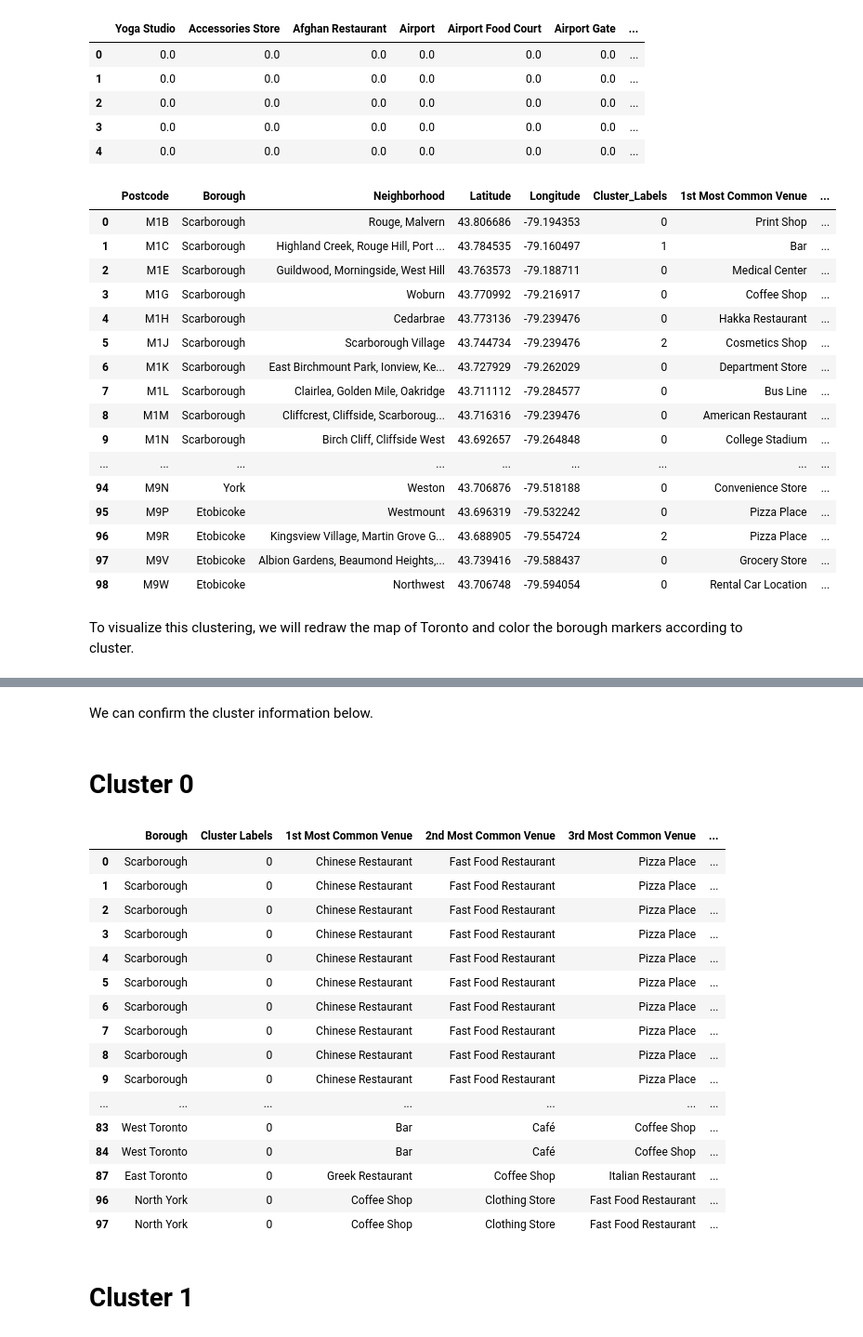
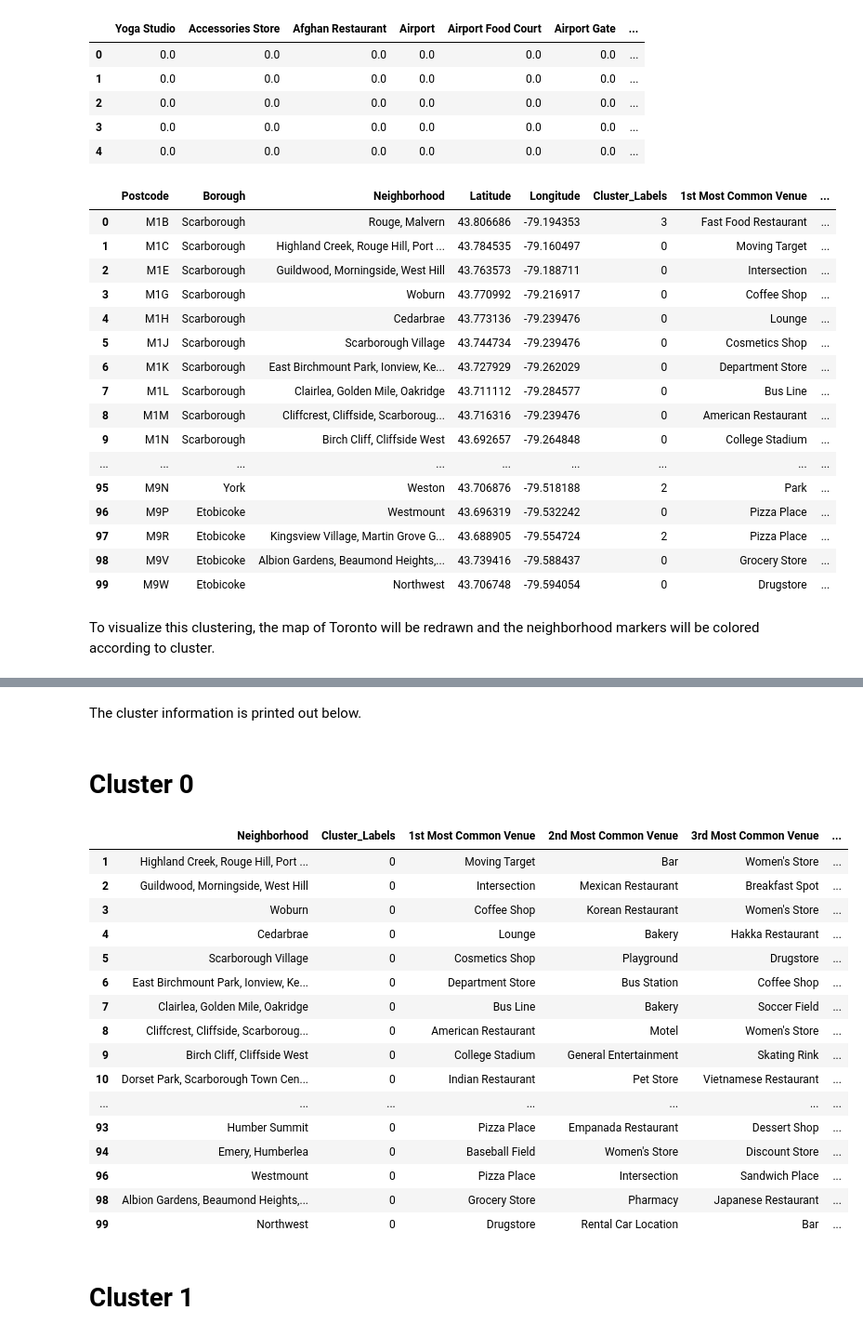
Before and after one commit to annahaensch/NeighborhoodViewer, a Jupyter notebook: Toronto Neighborhood Clustering Analysis.ipynb, the cells around one changed output, grey strips where cells are left out. Shown at 93% size. Drawn from its saved outputs; the diff is of its cells as text; code cells hidden in the pictures.

```diff
--- a/Toronto Neighborhood Clustering Analysis.ipynb
+++ b/Toronto Neighborhood Clustering Analysis.ipynb
@@ -337,7 +334,7 @@ toronto_grouped_clustering.head()
 | 4 | 0.0 | 0.0 | 0.0 | 0.0 | 0.0 | 0.0 | ... |
 # %%
 # add clustering labels
-boroughs_venues_sorted.drop('Cluster_Labels',1,inplace = True)
+#boroughs_venues_sorted.drop('Cluster_Labels',1,inplace = True)
 boroughs_venues_sorted.insert(0,'Cluster_Labels', kmeans.labels_)
 
 toronto_merged = df2
@@ -356,24 +353,24 @@ toronto_merged.Cluster_Labels = toronto_merged.Cluster_Labels.astype(int)
 toronto_merged
 # %% [output]
 |  | Postcode | Borough | Neighborhood | Latitude | Longitude | Cluster_Labels | 1st Most Common Venue | ... |
-| 0 | M1B | Scarborough | Rouge, Malvern | 43.806686 | -79.194353 | 0 | Print Shop | ... |
-| 1 | M1C | Scarborough | Highland Creek, Rouge Hill, Port ... | 43.784535 | -79.160497 | 1 | Bar | ... |
-| 2 | M1E | Scarborough | Guildwood, Morningside, West Hill | 43.763573 | -79.188711 | 0 | Medical Center | ... |
+| 0 | M1B | Scarborough | Rouge, Malvern | 43.806686 | -79.194353 | 3 | Fast Food Restaurant | ... |
+| 1 | M1C | Scarborough | Highland Creek, Rouge Hill, Port ... | 43.784535 | -79.160497 | 0 | Moving Target | ... |
+| 2 | M1E | Scarborough | Guildwood, Morningside, West Hill | 43.763573 | -79.188711 | 0 | Intersection | ... |
 | 3 | M1G | Scarborough | Woburn | 43.770992 | -79.216917 | 0 | Coffee Shop | ... |
-| 4 | M1H | Scarborough | Cedarbrae | 43.773136 | -79.239476 | 0 | Hakka Restaurant | ... |
-| 5 | M1J | Scarborough | Scarborough Village | 43.744734 | -79.239476 | 2 | Cosmetics Shop | ... |
+| 4 | M1H | Scarborough | Cedarbrae | 43.773136 | -79.239476 | 0 | Lounge | ... |
+| 5 | M1J | Scarborough | Scarborough Village | 43.744734 | -79.239476 | 0 | Cosmetics Shop | ... |
 | 6 | M1K | Scarborough | East Birchmount Park, Ionview, Ke... | 43.727929 | -79.262029 | 0 | Department Store | ... |
 | 7 | M1L | Scarborough | Clairlea, Golden Mile, Oakridge | 43.711112 | -79.284577 | 0 | Bus Line | ... |
 | 8 | M1M | Scarborough | Cliffcrest, Cliffside, Scarboroug... | 43.716316 | -79.239476 | 0 | American Restaurant | ... |
 | 9 | M1N | Scarborough | Birch Cliff, Cliffside West | 43.692657 | -79.264848 | 0 | College Stadium | ... |
 | ... | ... | ... | ... | ... | ... | ... | ... | ... |
-| 94 | M9N | York | Weston | 43.706876 | -79.518188 | 0 | Convenience Store | ... |
-| 95 | M9P | Etobicoke | Westmount | 43.696319 | -79.532242 | 0 | Pizza Place | ... |
-| 96 | M9R | Etobicoke | Kingsview Village, Martin Grove G... | 43.688905 | -79.554724 | 2 | Pizza Place | ... |
-| 97 | M9V | Etobicoke | Albion Gardens, Beaumond Heights,... | 43.739416 | -79.588437 | 0 | Grocery Store | ... |
-| 98 | M9W | Etobicoke | Northwest | 43.706748 | -79.594054 | 0 | Rental Car Location | ... |
+| 95 | M9N | York | Weston | 43.706876 | -79.518188 | 2 | Park | ... |
+| 96 | M9P | Etobicoke | Westmount | 43.696319 | -79.532242 | 0 | Pizza Place | ... |
+| 97 | M9R | Etobicoke | Kingsview Village, Martin Grove G... | 43.688905 | -79.554724 | 2 | Pizza Place | ... |
+| 98 | M9V | Etobicoke | Albion Gardens, Beaumond Heights,... | 43.739416 | -79.588437 | 0 | Grocery Store | ... |
+| 99 | M9W | Etobicoke | Northwest | 43.706748 | -79.594054 | 0 | Drugstore | ... |
 # %% [markdown]
-To visualize this clustering, we will redraw the map of Toronto and color the borough markers according to cluster.
+To visualize this clustering, the map of Toronto will be redrawn and the neighborhood markers will be colored according to cluster.
 # %%
 # create map
 map_clusters = folium.Map(location=[latitude, longitude], zoom_start=11)
@@ -400,30 +397,30 @@ for lat, lon, poi, cluster in zip(toronto_merged['Latitude'], toronto_merged['Lo
 map_clusters
 # %% [output]
 [interactive output not drawn]
-# %% [markdown]
-We can confirm the cluster information below.
+# %% [markdown]
+The cluster information is printed out below.
 # %% [markdown]
 # Cluster 0
 # %%
-toronto_merged.loc[toronto_merged['Cluster Labels'] == 0, toronto_merged.columns[[1] + list(range(5, toronto_merged.shape[1]))]]
+toronto_merged.loc[toronto_merged['Cluster_Labels'] == 0, toronto_merged.columns[[2] + list(range(5, toronto_merged.shape[1]))]]
 # %% [output]
-|  | Borough | Cluster Labels | 1st Most Common Venue | 2nd Most Common Venue | 3rd Most Common Venue | ... |
-| 0 | Scarborough | 0 | Chinese Restaurant | Fast Food Restaurant | Pizza Place | ... |
-| 1 | Scarborough | 0 | Chinese Restaurant | Fast Food Restaurant | Pizza Place | ... |
-| 2 | Scarborough | 0 | Chinese Restaurant | Fast Food Restaurant | Pizza Place | ... |
-| 3 | Scarborough | 0 | Chinese Restaurant | Fast Food Restaurant | Pizza Place | ... |
-| 4 | Scarborough | 0 | Chinese Restaurant | Fast Food Restaurant | Pizza Place | ... |
-| 5 | Scarborough | 0 | Chinese Restaurant | Fast Food Restaurant | Pizza Place | ... |
-| 6 | Scarborough | 0 | Chinese Restaurant | Fast Food Restaurant | Pizza Place | ... |
-| 7 | Scarborough | 0 | Chinese Restaurant | Fast Food Restaurant | Pizza Place | ... |
-| 8 | Scarborough | 0 | Chinese Restaurant | Fast Food Restaurant | Pizza Place | ... |
-| 9 | Scarborough | 0 | Chinese Restaurant | Fast Food Restaurant | Pizza Place | ... |
+|  | Neighborhood | Cluster_Labels | 1st Most Common Venue | 2nd Most Common Venue | 3rd Most Common Venue | ... |
+| 1 | Highland Creek, Rouge Hill, Port ... | 0 | Moving Target | Bar | Women's Store | ... |
+| 2 | Guildwood, Morningside, West Hill | 0 | Intersection | Mexican Restaurant | Breakfast Spot | ... |
+| 3 | Woburn | 0 | Coffee Shop | Korean Restaurant | Women's Store | ... |
+| 4 | Cedarbrae | 0 | Lounge | Bakery | Hakka Restaurant | ... |
+| 5 | Scarborough Village | 0 | Cosmetics Shop | Playground | Drugstore | ... |
+| 6 | East Birchmount Park, Ionview, Ke... | 0 | Department Store | Bus Station | Coffee Shop | ... |
+| 7 | Clairlea, Golden Mile, Oakridge | 0 | Bus Line | Bakery | Soccer Field | ... |
+| 8 | Cliffcrest, Cliffside, Scarboroug... | 0 | American Restaurant | Motel | Women's Store | ... |
+| 9 | Birch Cliff, Cliffside West | 0 | College Stadium | General Entertainment | Skating Rink | ... |
+| 10 | Dorset Park, Scarborough Town Cen... | 0 | Indian Restaurant | Pet Store | Vietnamese Restaurant | ... |
 | ... | ... | ... | ... | ... | ... | ... |
-| 83 | West Toronto | 0 | Bar | Café | Coffee Shop | ... |
-| 84 | West Toronto | 0 | Bar | Café | Coffee Shop | ... |
-| 87 | East Toronto | 0 | Greek Restaurant | Coffee Shop | Italian Restaurant | ... |
-| 96 | North York | 0 | Coffee Shop | Clothing Store | Fast Food Restaurant | ... |
-| 97 | North York | 0 | Coffee Shop | Clothing Store | Fast Food Restaurant | ... |
+| 93 | Humber Summit | 0 | Pizza Place | Empanada Restaurant | Dessert Shop | ... |
+| 94 | Emery, Humberlea | 0 | Baseball Field | Women's Store | Discount Store | ... |
+| 96 | Westmount | 0 | Pizza Place | Intersection | Sandwich Place | ... |
+| 98 | Albion Gardens, Beaumond Heights,... | 0 | Grocery Store | Pharmacy | Japanese Restaurant | ... |
+| 99 | Northwest | 0 | Drugstore | Rental Car Location | Bar | ... |
 # %% [markdown]
 # Cluster 1
 # %%
```
Also changed, not shown: parts of 18 cells of this notebook.
